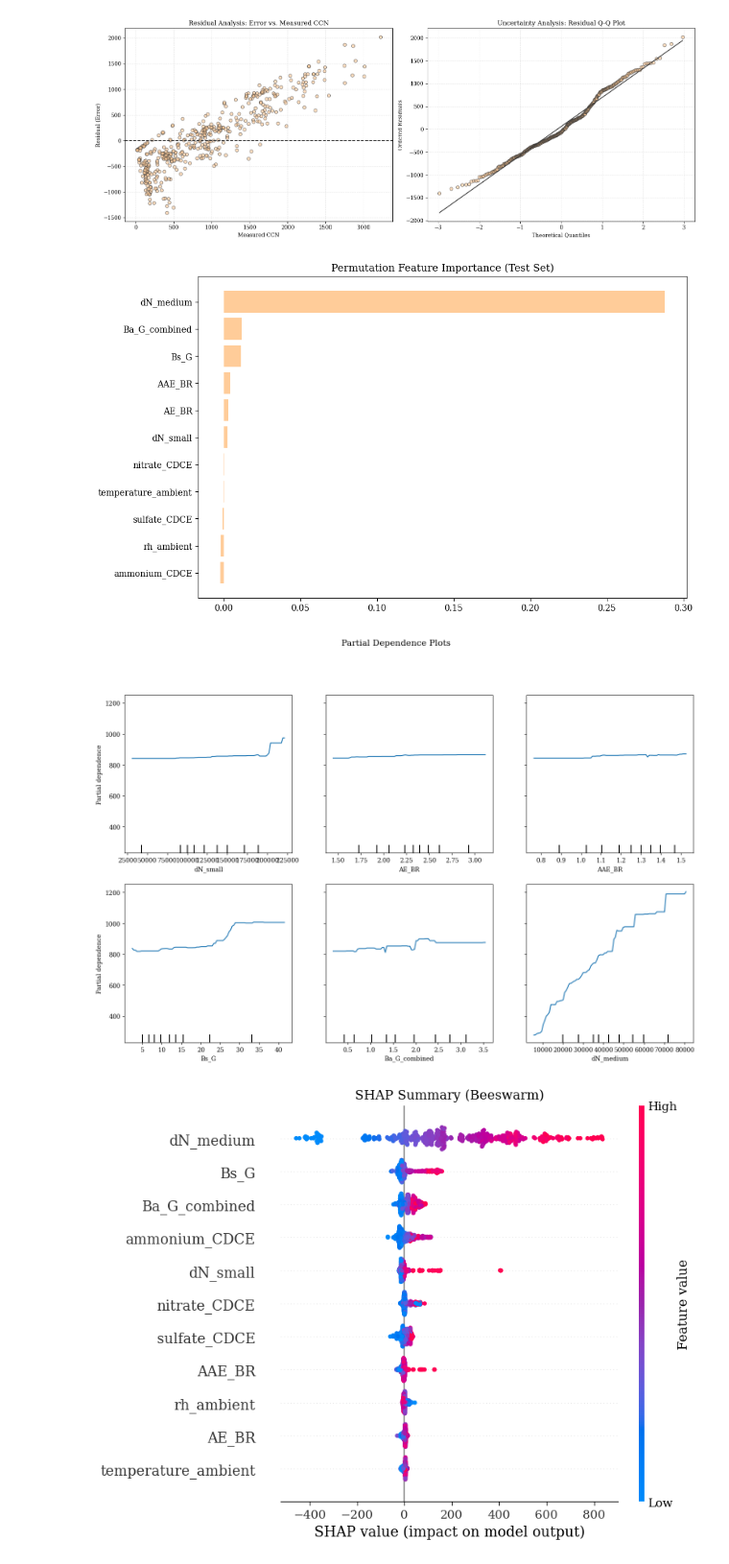
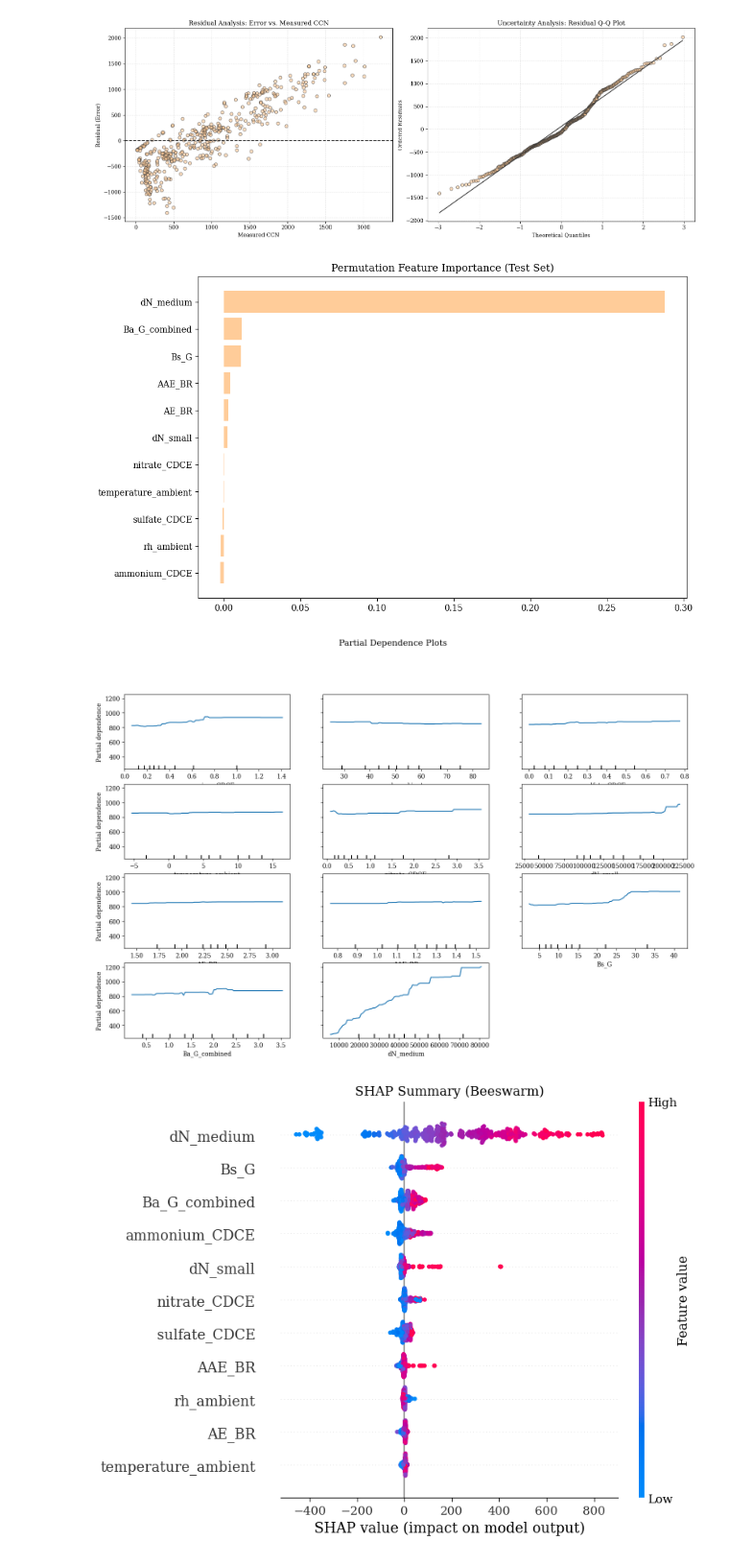
Before and after one commit to jrobrien91/total_smokeshow, a Jupyter notebook: notebooks/Total_smokeshow.ipynb, the cells around one changed output. Shown at 96% size. Drawn from its saved outputs; the diff is of its cells as text; code cells hidden in the pictures.

```diff
--- a/notebooks/Total_smokeshow.ipynb
+++ b/notebooks/Total_smokeshow.ipynb
@@ -488,34 +506,34 @@ RMSE: 639.965
 # %%
 """
 SECTION 4: EXPLAINABLE AI (XAI)
 Interpreting the model using SHAP, Permutation Importance, and PDPs.
 """
 
 # 4.1 Permutation Feature Importance
 perm_importance = permutation_importance(model, X_test, y_test, n_repeats=10, random_state=42)
 sorted_idx = perm_importance.importances_mean.argsort()
 plt.figure(figsize=(10, 6))  # wider figure
 plt.barh(X_test.columns[sorted_idx], perm_importance.importances_mean[sorted_idx], color=PRIMARY_COLOR)
 plt.title("Permutation Feature Importance (Test Set)")
 plt.tight_layout()  # auto-adjusts margins to fit labels
 plt.savefig("/data/home/abhigyan/total_smokeshow/Results/PFI.png", bbox_inches='tight')  # key fix
 plt.show()
 
 # 4.2 Partial Dependence Plots (PDP)
-top_features = X_test.columns[sorted_idx][-6:]
+top_features = X_test.columns[sorted_idx][:]
 fig, ax = plt.subplots(figsize=(14, 10))  # larger figure
 PartialDependenceDisplay.from_estimator(model, X_test, top_features, ax=ax)
 plt.suptitle('Partial Dependence Plots', fontsize=14)
 plt.tight_layout(rect=[0, 0, 1, 0.9])
 plt.savefig(
     "/data/home/abhigyan/total_smokeshow/Results/PDP.png",
     bbox_inches='tight',   # key fix
     pad_inches=0.3         # adds padding around the figure
 )
 plt.show()
 # %% [output]
 [figure]
-[figure, old version]
+[figure, new version]
 # %%
 # 4.3 SHAP Values
 explainer = shap.TreeExplainer(model)
```
Also changed, not shown: parts of 3 cells of this notebook, 1 other file.
